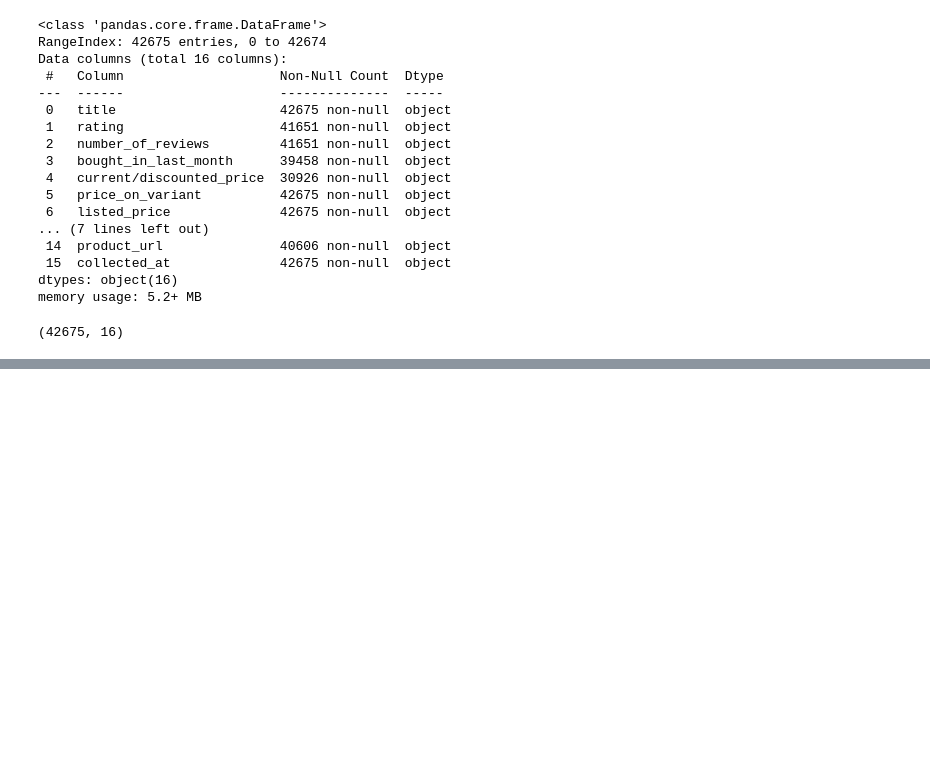
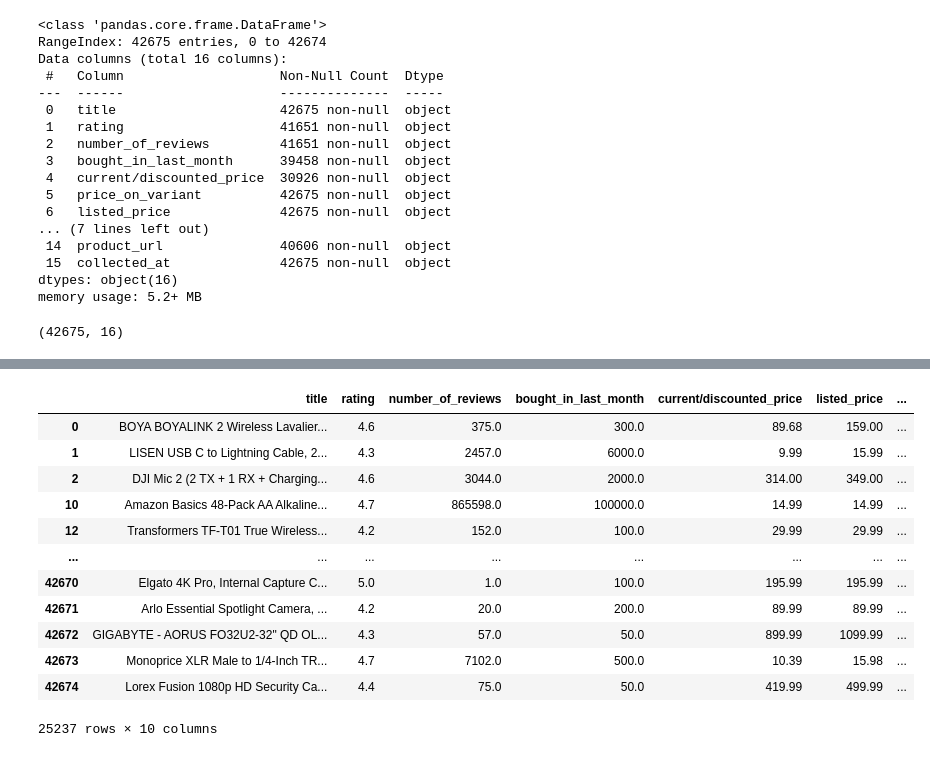
Before and after one commit to JanKotynia/SalesDataAnalysis, a Jupyter notebook: Sales.ipynb, the cells around one changed output, grey strips where cells are left out. Cells and saved outputs as stored; diff of their text form; code cells hidden in the pictures; blank space fills up the shorter version.

```diff
--- a/Sales.ipynb
+++ b/Sales.ipynb
@@ -185,3 +158,3 @@ dtype: int64
 # %%
-#changing rating datatype
-df['rating'] = df['rating'].apply(lambda x : np.double(str(x).split(' ')[0]))
+df['rating'] = df['rating'].apply(lambda x : str(x).split(' ')[0])
+df['rating'] = df['rating'].astype(float)
@@ -187,0 +185,3 @@ df['rating'] = df['rating'].apply(lambda x : np.double(str(x).split(' ')[0]))
+# %%
+df['delivery_details'] = df['delivery_details'].astype(str).str.extract(r'([A-Z][a-z]{2}(?:[-\s]*\d+)*)$')
+df.loc[df['delivery_details'].isna(), 'delivery_details'] = "No data"
@@ -187,0 +208,16 @@ df['rating'] = df['rating'].apply(lambda x : np.double(str(x).split(' ')[0]))
+# %%
+df
+# %% [output]
+|  | title | rating | number_of_reviews | bought_in_last_month | current/discounted_price | listed_price | ... |
+| 0 | BOYA BOYALINK 2 Wireless Lavalier... | 4.6 | 375.0 | 300.0 | 89.68 | 159.00 | ... |
+| 1 | LISEN USB C to Lightning Cable, 2... | 4.3 | 2457.0 | 6000.0 | 9.99 | 15.99 | ... |
+| 2 | DJI Mic 2 (2 TX + 1 RX + Charging... | 4.6 | 3044.0 | 2000.0 | 314.00 | 349.00 | ... |
+| 10 | Amazon Basics 48-Pack AA Alkaline... | 4.7 | 865598.0 | 100000.0 | 14.99 | 14.99 | ... |
+| 12 | Transformers TF-T01 True Wireless... | 4.2 | 152.0 | 100.0 | 29.99 | 29.99 | ... |
+| ... | ... | ... | ... | ... | ... | ... | ... |
+| 42670 | Elgato 4K Pro, Internal Capture C... | 5.0 | 1.0 | 100.0 | 195.99 | 195.99 | ... |
+| 42671 | Arlo Essential Spotlight Camera, ... | 4.2 | 20.0 | 200.0 | 89.99 | 89.99 | ... |
+| 42672 | GIGABYTE - AORUS FO32U2-32" QD OL... | 4.3 | 57.0 | 50.0 | 899.99 | 1099.99 | ... |
+| 42673 | Monoprice XLR Male to 1/4-Inch TR... | 4.7 | 7102.0 | 500.0 | 10.39 | 15.98 | ... |
+| 42674 | Lorex Fusion 1080p HD Security Ca... | 4.4 | 75.0 | 50.0 | 419.99 | 499.99 | ... |
+25237 rows × 10 columns
```
Also changed, not shown: parts of 25 cells of this notebook.
